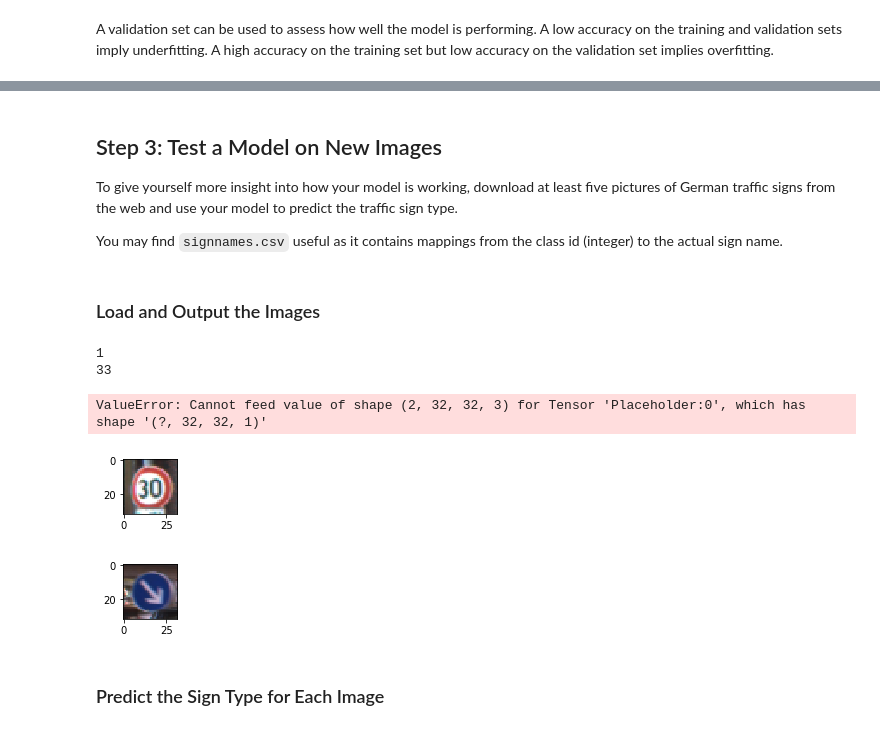
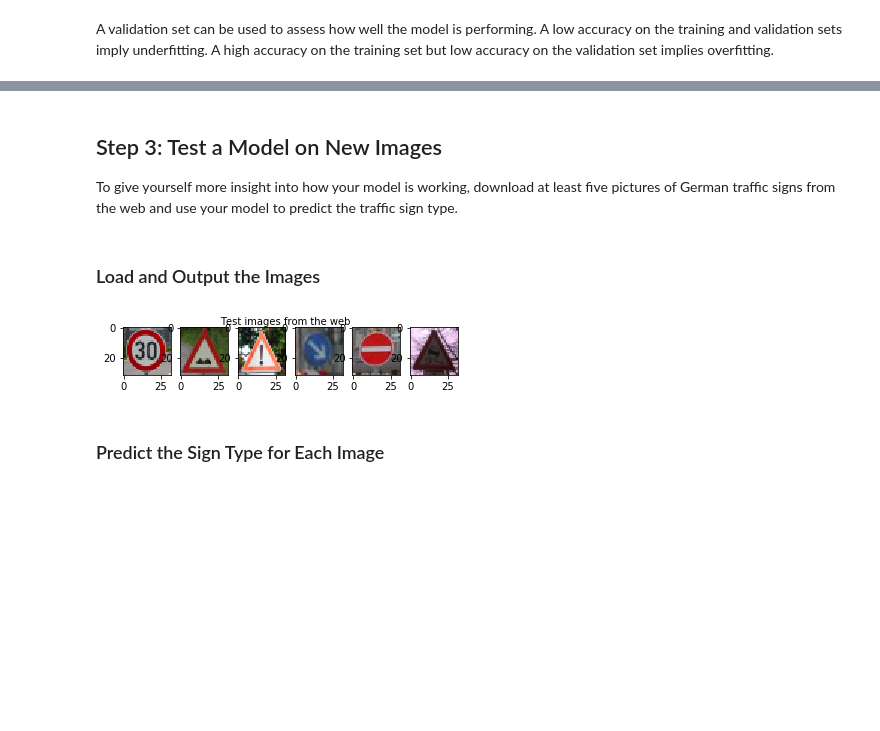
Before and after one commit to tomaszkacmajor/CarND-Traffic-Sign-Classifier-P2, a Jupyter notebook: Traffic_Sign_Classifier.ipynb, the cells around one changed output, grey strips where cells are left out. Drawn from its saved outputs; the diff is of its cells as text; code cells hidden in the pictures; blank space fills up the shorter version.

```diff
--- a/Traffic_Sign_Classifier.ipynb
+++ b/Traffic_Sign_Classifier.ipynb
@@ -533,38 +392,33 @@ Test Accuracy = 0.899
 ## Step 3: Test a Model on New Images
 
 To give yourself more insight into how your model is working, download at least five pictures of German traffic signs from the web and use your model to predict the traffic sign type.
-
-You may find `signnames.csv` useful as it contains mappings from the class id (integer) to the actual sign name.
 # %% [markdown]
 ### Load and Output the Images
-# %%
-
-### Load the images and plot them here.
-### Feel free to use as many code cells as needed.
-import matplotlib.pyplot as plt
-
-plt.figure(figsize=(1,1))
-plt.imshow(X_test[1])
-print(y_test[1])
-
-plt.figure(figsize=(1,1))
-plt.imshow(X_test[2])
-print(y_test[3])
-
-with tf.Session() as sess:
-     saver.restore(sess, tf.train.latest_checkpoint('.'))
- #    y = LeNet(X_test[1:3])
-     argmax = sess.run( tf.argmax(logits, 1), feed_dict={x:  X_test[1:3], y: y_test[1:3]})
-     pred = sess.run(correct_prediction, feed_dict={x:  X_test[1:3], y: y_test[1:3]})
-
-     print(argmax)
-     print(pred)
-   #  sess.run( logits, feed_dict={x: X_test[1:3]})
-# %% [output]
-1
-33
-ValueError: Cannot feed value of shape (2, 32, 32, 3) for Tensor 'Placeholder:0', which has shape '(?, 32, 32, 1)'
-[figure, removed]
-[figure, removed]
+# %%
+import matplotlib.pyplot as plt
+import os
+import matplotlib.image as mpimg
+
+img_folder = './examples/'
+test_images = []
+test_responses = [1, 22, 18, 38, 17, 23]
+fig = plt.figure(figsize=(6,1))
+fig.suptitle('Test images from the web', fontsize=10)
+
+
+cnt = 0
+for img_name in os.listdir(img_folder):
+    image = mpimg.imread(img_folder+img_name)
+    image = cv2.resize(image, (32, 32), interpolation = cv2.INTER_AREA)
+    cnt = cnt+1
+    plt.subplot(1,6,cnt)
+    plt.imshow(image)
+    image = preprocess_image(image)
+    test_images.append(image)
+
+
+test_images = np.array(test_images)
+# %% [output]
+[figure, added]
 # %% [markdown]
 ### Predict the Sign Type for Each Image
```
Also changed, not shown: parts of 30 cells of this notebook, 12 other files.
